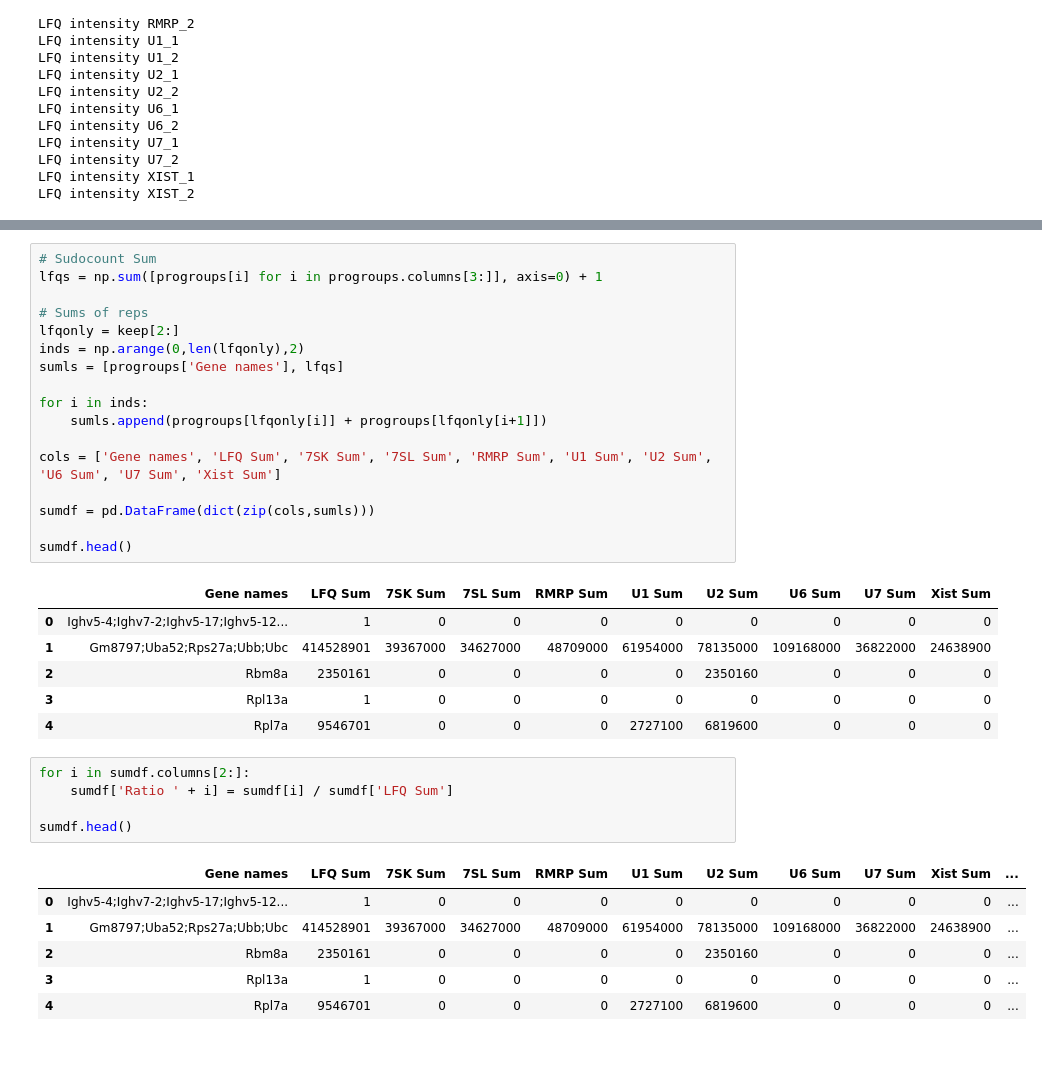
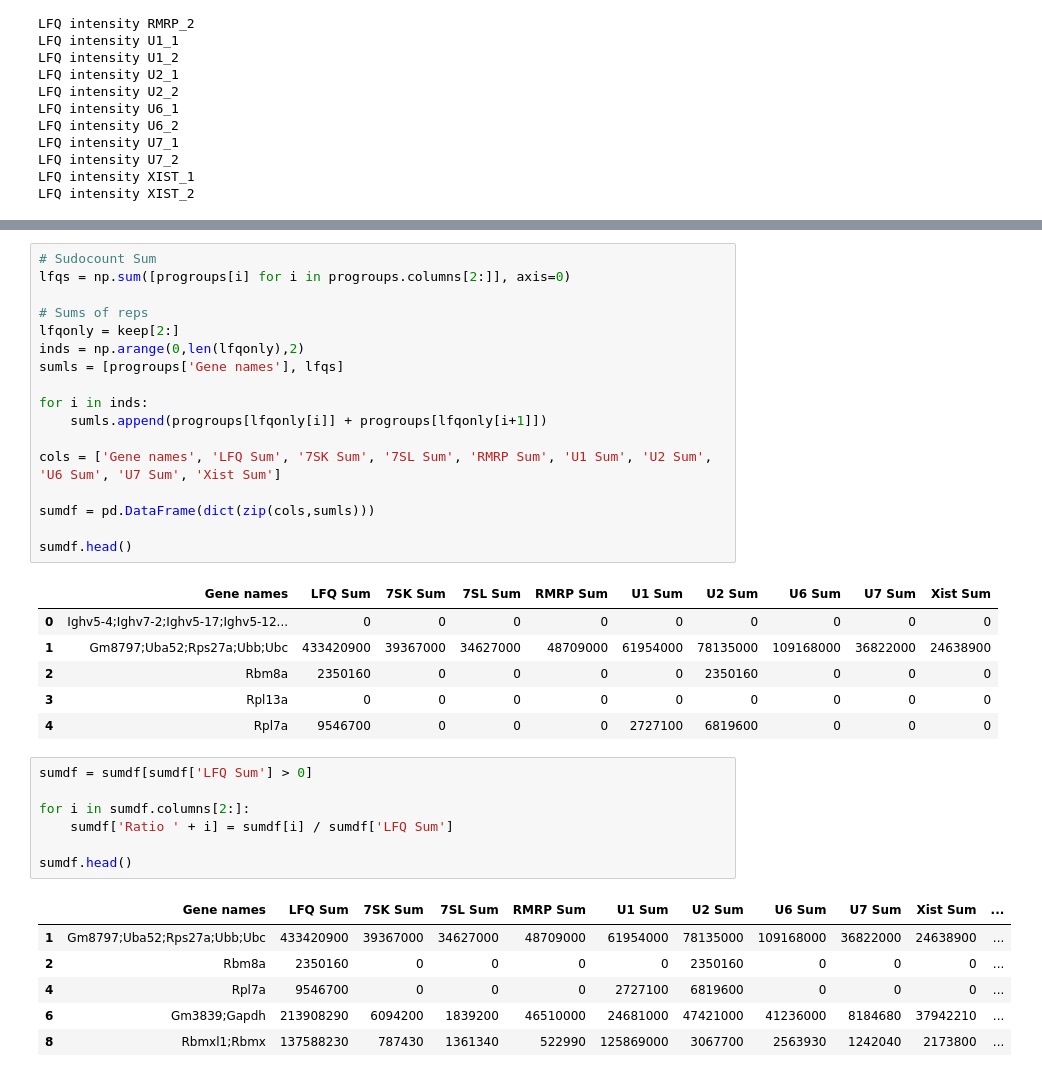
Before and after one commit to dhonson-lncrna/22.02.21_multiRAPMS2.0, a Jupyter notebook: 22.03.06_PresentationFormatting.ipynb, the cells around one changed output, grey strips where cells are left out. Saved outputs shown, nothing was run; the diff lists cells and outputs as text.

```diff
--- a/22.03.06_PresentationFormatting.ipynb
+++ b/22.03.06_PresentationFormatting.ipynb
@@ -317,6 +327,6 @@ LFQ intensity XIST_2
 # %%
 # Sudocount Sum
-lfqs = np.sum([progroups[i] for i in progroups.columns[3:]], axis=0) + 1
+lfqs = np.sum([progroups[i] for i in progroups.columns[2:]], axis=0)
 
 # Sums of reps
 lfqonly = keep[2:]
@@ -333,20 +343,22 @@ sumdf = pd.DataFrame(dict(zip(cols,sumls)))
 sumdf.head()
 # %% [output]
 |  | Gene names | LFQ Sum | 7SK Sum | 7SL Sum | RMRP Sum | U1 Sum | U2 Sum | U6 Sum | U7 Sum | Xist Sum |
-| 0 | Ighv5-4;Ighv7-2;Ighv5-17;Ighv5-12... | 1 | 0 | 0 | 0 | 0 | 0 | 0 | 0 | 0 |
-| 1 | Gm8797;Uba52;Rps27a;Ubb;Ubc | 414528901 | 39367000 | 34627000 | 48709000 | 61954000 | 78135000 | 109168000 | 36822000 | 24638900 |
-| 2 | Rbm8a | 2350161 | 0 | 0 | 0 | 0 | 2350160 | 0 | 0 | 0 |
-| 3 | Rpl13a | 1 | 0 | 0 | 0 | 0 | 0 | 0 | 0 | 0 |
-| 4 | Rpl7a | 9546701 | 0 | 0 | 0 | 2727100 | 6819600 | 0 | 0 | 0 |
+| 0 | Ighv5-4;Ighv7-2;Ighv5-17;Ighv5-12... | 0 | 0 | 0 | 0 | 0 | 0 | 0 | 0 | 0 |
+| 1 | Gm8797;Uba52;Rps27a;Ubb;Ubc | 433420900 | 39367000 | 34627000 | 48709000 | 61954000 | 78135000 | 109168000 | 36822000 | 24638900 |
+| 2 | Rbm8a | 2350160 | 0 | 0 | 0 | 0 | 2350160 | 0 | 0 | 0 |
+| 3 | Rpl13a | 0 | 0 | 0 | 0 | 0 | 0 | 0 | 0 | 0 |
+| 4 | Rpl7a | 9546700 | 0 | 0 | 0 | 2727100 | 6819600 | 0 | 0 | 0 |
 # %%
+sumdf = sumdf[sumdf['LFQ Sum'] > 0]
+
 for i in sumdf.columns[2:]:
     sumdf['Ratio ' + i] = sumdf[i] / sumdf['LFQ Sum']
 
 sumdf.head()
 # %% [output]
 |  | Gene names | LFQ Sum | 7SK Sum | 7SL Sum | RMRP Sum | U1 Sum | U2 Sum | U6 Sum | U7 Sum | Xist Sum | ... |
-| 0 | Ighv5-4;Ighv7-2;Ighv5-17;Ighv5-12... | 1 | 0 | 0 | 0 | 0 | 0 | 0 | 0 | 0 | ... |
-| 1 | Gm8797;Uba52;Rps27a;Ubb;Ubc | 414528901 | 39367000 | 34627000 | 48709000 | 61954000 | 78135000 | 109168000 | 36822000 | 24638900 | ... |
-| 2 | Rbm8a | 2350161 | 0 | 0 | 0 | 0 | 2350160 | 0 | 0 | 0 | ... |
-| 3 | Rpl13a | 1 | 0 | 0 | 0 | 0 | 0 | 0 | 0 | 0 | ... |
-| 4 | Rpl7a | 9546701 | 0 | 0 | 0 | 2727100 | 6819600 | 0 | 0 | 0 | ... |
+| 1 | Gm8797;Uba52;Rps27a;Ubb;Ubc | 433420900 | 39367000 | 34627000 | 48709000 | 61954000 | 78135000 | 109168000 | 36822000 | 24638900 | ... |
+| 2 | Rbm8a | 2350160 | 0 | 0 | 0 | 0 | 2350160 | 0 | 0 | 0 | ... |
+| 4 | Rpl7a | 9546700 | 0 | 0 | 0 | 2727100 | 6819600 | 0 | 0 | 0 | ... |
+| 6 | Gm3839;Gapdh | 213908290 | 6094200 | 1839200 | 46510000 | 24681000 | 47421000 | 41236000 | 8184680 | 37942210 | ... |
+| 8 | Rbmxl1;Rbmx | 137588230 | 787430 | 1361340 | 522990 | 125869000 | 3067700 | 2563930 | 1242040 | 2173800 | ... |
```
Also changed, not shown: parts of 12 cells of this notebook, 1 other file.
